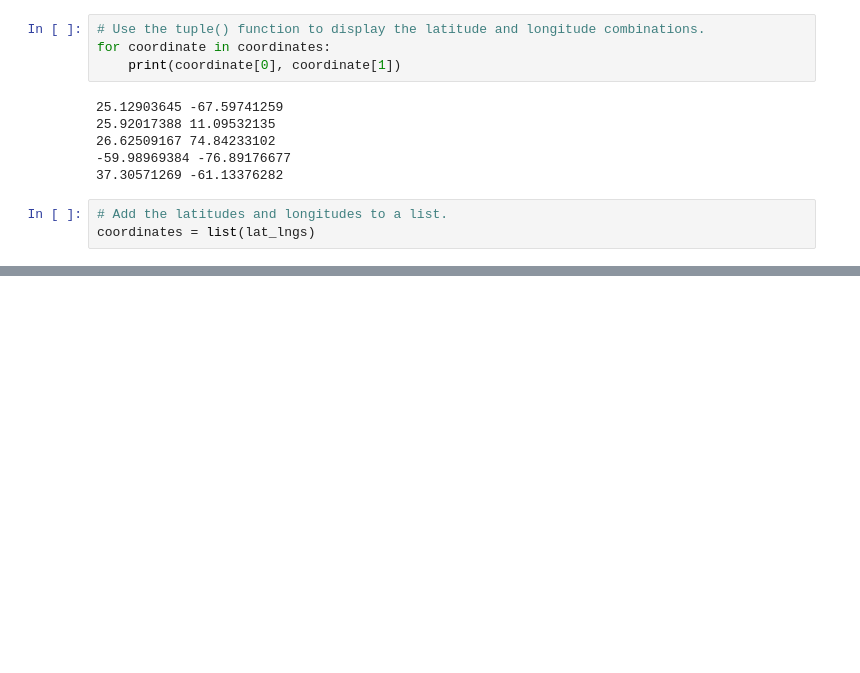
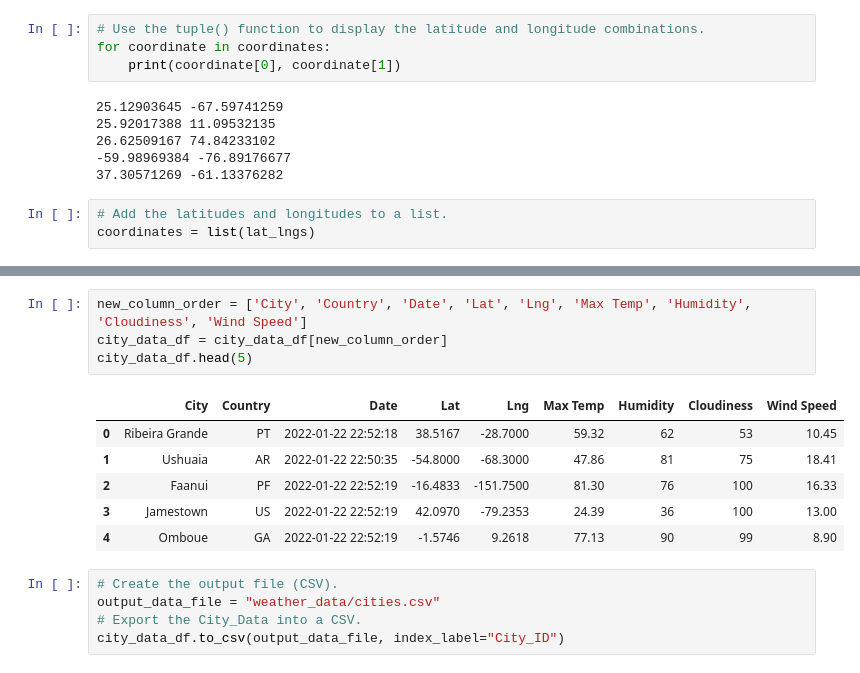
Before and after one commit to ereekaj/World_Weather_Analysis, a Jupyter notebook: WeatherPy.ipynb, the cells around one changed output, grey strips where cells are left out. Cells and saved outputs as stored; diff of their text form; blank space fills up the shorter version.

```diff
--- a/WeatherPy.ipynb
+++ b/WeatherPy.ipynb
@@ -109,0 +183,16 @@ for i, city in enumerate(cities):
+# %%
+new_column_order = ['City', 'Country', 'Date', 'Lat', 'Lng', 'Max Temp', 'Humidity', 'Cloudiness', 'Wind Speed']
+city_data_df = city_data_df[new_column_order]
+city_data_df.head(5)
+# %% [output]
+|  | City | Country | Date | Lat | Lng | Max Temp | Humidity | Cloudiness | Wind Speed |
+| 0 | Ribeira Grande | PT | 2022-01-22 22:52:18 | 38.5167 | -28.7000 | 59.32 | 62 | 53 | 10.45 |
+| 1 | Ushuaia | AR | 2022-01-22 22:50:35 | -54.8000 | -68.3000 | 47.86 | 81 | 75 | 18.41 |
+| 2 | Faanui | PF | 2022-01-22 22:52:19 | -16.4833 | -151.7500 | 81.30 | 76 | 100 | 16.33 |
+| 3 | Jamestown | US | 2022-01-22 22:52:19 | 42.0970 | -79.2353 | 24.39 | 36 | 100 | 13.00 |
+| 4 | Omboue | GA | 2022-01-22 22:52:19 | -1.5746 | 9.2618 | 77.13 | 90 | 99 | 8.90 |
+# %%
+# Create the output file (CSV).
+output_data_file = "weather_data/cities.csv"
+# Export the City_Data into a CSV.
+city_data_df.to_csv(output_data_file, index_label="City_ID")
```
Also changed, not shown: parts of 6 cells of this notebook, 2 other files.
